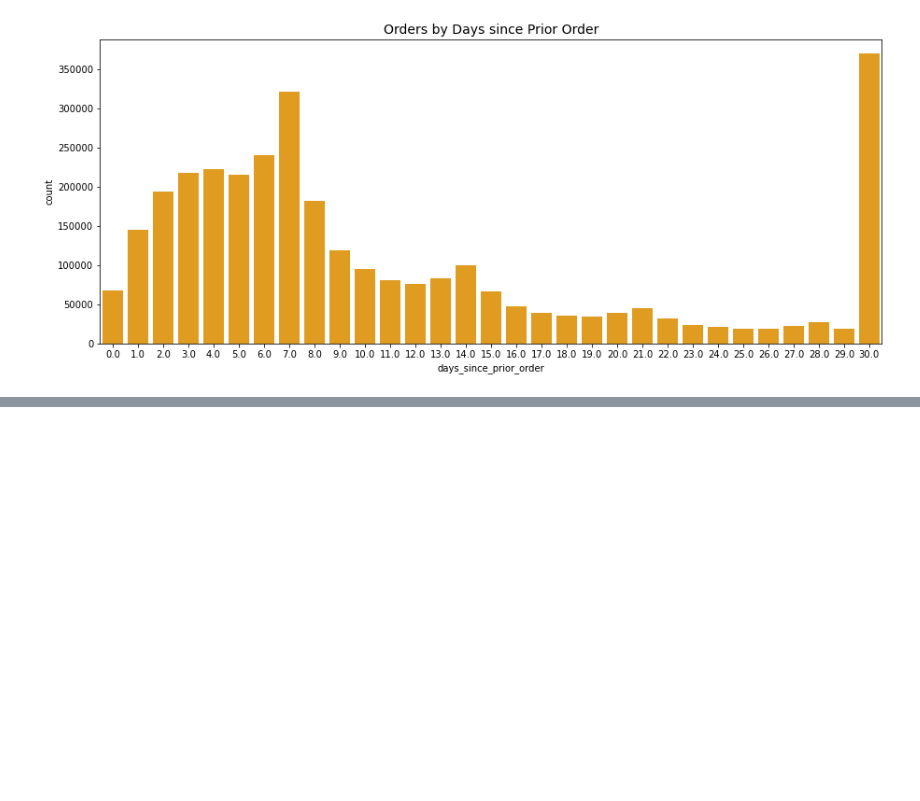
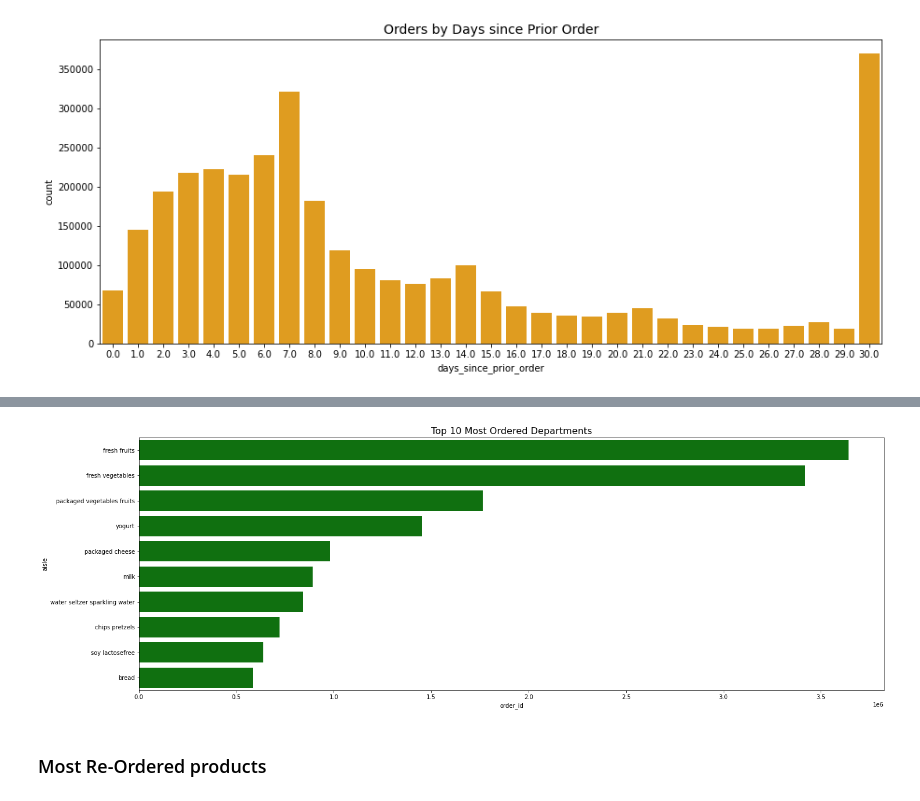
Before and after one commit to joriencaron/InstaCart_finalproject, a Jupyter notebook: EDA - InstaCart.ipynb, the cells around one changed output, grey strips where cells are left out. Saved outputs shown, nothing was run; the diff lists cells and outputs as text; code cells hidden in the pictures; blank space fills up the shorter version.

```diff
--- a/EDA - InstaCart.ipynb
+++ b/EDA - InstaCart.ipynb
@@ -254,0 +367,7 @@ all_orders.head()
+# %%
+plt.figure(figsize=(23,8))
+sns.barplot(x=popular_aisle['order_id'], y=popular_aisle['aisle'][:10], color='green')
+plt.title('Top 10 Most Ordered Departments', fontsize=16)
+plt.show()
+# %% [output]
+[figure, added]
@@ -254,0 +377,2 @@ all_orders.head()
+# %% [markdown]
+### Most Re-Ordered products
```
Also changed, not shown: parts of 47 cells of this notebook, 1 other file.
